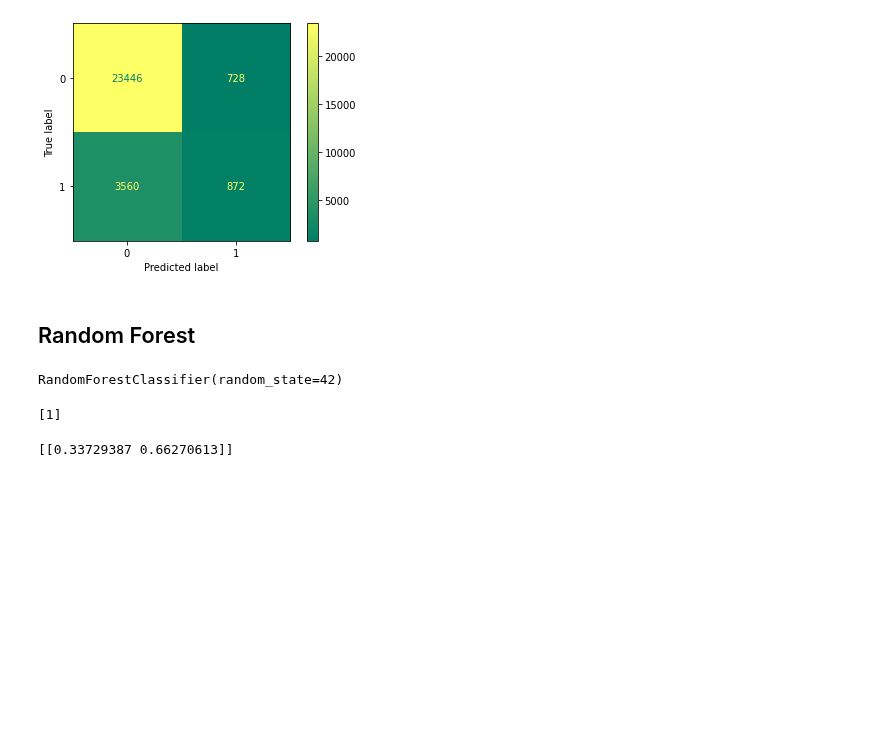
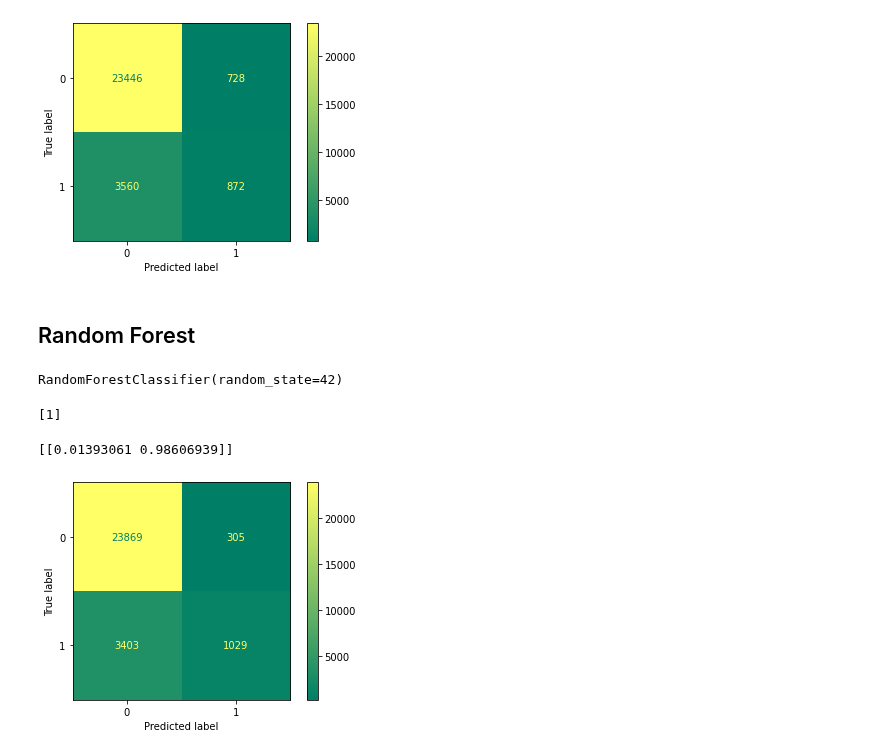
Before and after one commit to julianmelero/twitter-ai, a Jupyter notebook: Analysis/clasification.ipynb, the cells around one changed output. Drawn from its saved outputs; the diff is of its cells as text; code cells hidden in the pictures; blank space fills up the shorter version.

```diff
--- a/Analysis/clasification.ipynb
+++ b/Analysis/clasification.ipynb
@@ -512,6 +474,11 @@ print(rf_clf.predict([[1,0,0,2009]]))
 # %% [output]
 [1]
 # %%
-print(rf_clf.predict_proba([[1,0,0,2009]]))
+print(rf_clf.predict_proba([[1,0,0,2010]]))
 # %% [output]
-[[0.33729387 0.66270613]]
+[[0.01393061 0.98606939]]
+# %%
+plot_confusion_matrix(rf_clf, X_train, y_train, cmap="summer")
+plt.show()
+# %% [output]
+[figure, added]
```
Also changed, not shown: parts of 24 cells of this notebook.
